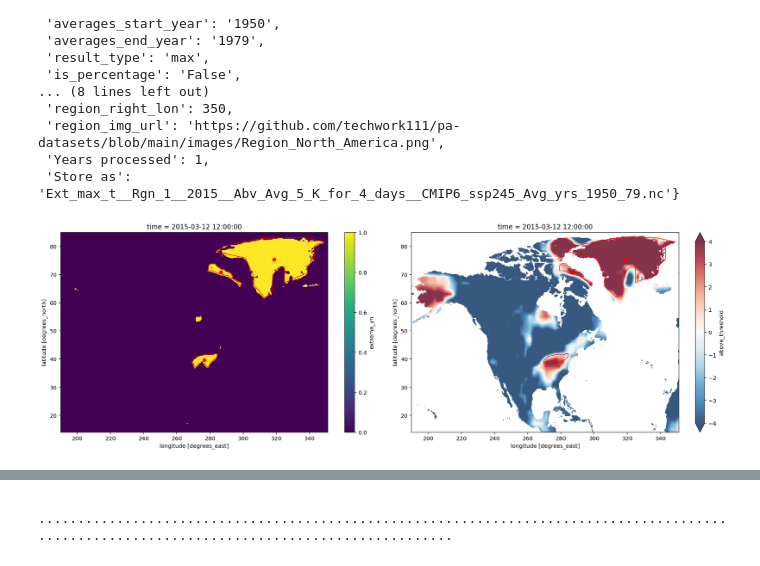
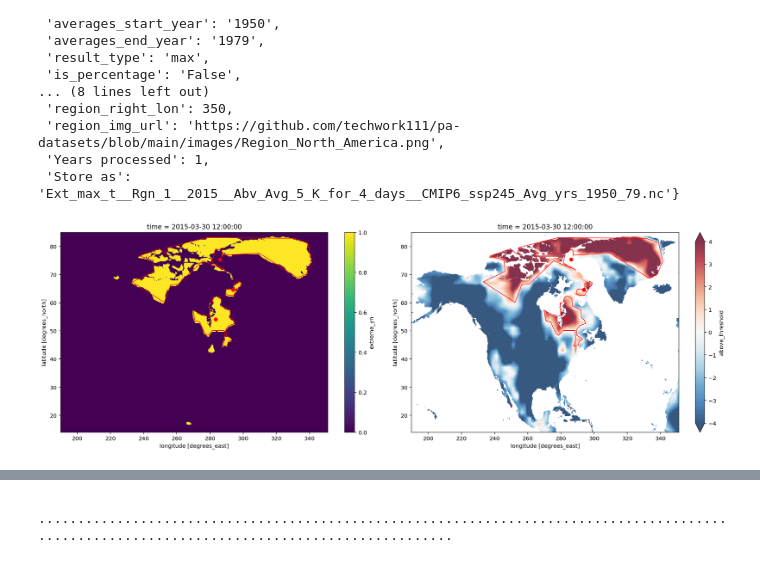
Before and after one commit to KorayKinik/heat-extremes-CMIP6, a Jupyter notebook: koray/bounding_contours.ipynb, the cells around one changed output, grey strips where cells are left out. Drawn from its saved outputs; the diff is of its cells as text; code cells hidden in the pictures.

```diff
--- a/koray/bounding_contours.ipynb
+++ b/koray/bounding_contours.ipynb
@@ -162,6 +159,21 @@ class Contour():
         new_obj.name = self.name
         return new_obj
 
+
+class ContourCollection(list):
+    """Essentially just a list, except overloads behavior for "in" operator."""
+    def __init__(self, items:List[Contour]):
+        self.items = items
+        super(ContourCollection, self).__init__(items)
+
+    def __contains__(self, x):
+        result = False
+        for c in self.items:
+            if x.name==c.name and x.area==c.area:
+                result = True
+        return result
+
+
 def find_contours(arr2d: np.array,
                   convex:bool=False,
                   min_area:int=150) -> List[np.array]:
@@ -186,7 +198,7 @@ def find_contours(arr2d: np.array,
     contours = [Contour(c) for c in contours]
     contours = [c for c in contours if c.area>min_area]
 
-    return contours
+    return ContourCollection(contours)
 # %%
 ####################################
 # Visualize a random day (slice)
@@ -194,40 +206,40 @@ def find_contours(arr2d: np.array,
 
 # select the day to plot
 ##############
-idx = 70     # <- play !
+idx = 88     # <- play !
 ##############
 
 # create plot(s)
 fig, (ax1, ax2) = plt.subplots(1,2, figsize=(18,6))
 
 # store some meta data for easy access
 dr = pd.DatetimeIndex(ds['time'].dt.floor('D').values.astype('str'))
 day = dr[idx].strftime("%Y-%m-%d")
 tasmax = ds['tasmax'].sel(time=day)
 tdiff = ds['above_threshold'].sel(time=day)
 extreme = ds['extreme_yn'].sel(time=day)
 
 im1 = extreme.squeeze().plot.imshow(ax=ax1)
 im2 = tdiff.squeeze().plot.imshow(ax=ax2, cmap='RdBu_r', vmin=4, vmax=-4, alpha=0.8)
 
 # find bounding contours
 arr2d = extreme.values[0]
 contours = find_contours(arr2d, convex=CONVEX, min_area=MIN_AREA)
 
 # add these patches on the plot(s)
 patches = [Polygon(c.projected.squeeze(), True) for c in contours]
 
 args = dict(edgecolors=("r",), linewidths=(1,), facecolor="none",)
 p = PatchCollection(patches, **args)
 ax1.add_collection(p)
 [ax1.scatter(x=c.center[0], y=c.center[1], c='r') for c in contours]
 p = PatchCollection(patches, **args)
 ax2.add_collection(p)
 [ax2.scatter(x=c.center[0], y=c.center[1], c='r') for c in contours]
 
 fig.tight_layout()
 # %% [output]
-[figure, old version]
+[figure, new version]
 # %%
 %%time
 ####################################
```
Also changed, not shown: parts of 7 cells of this notebook.
